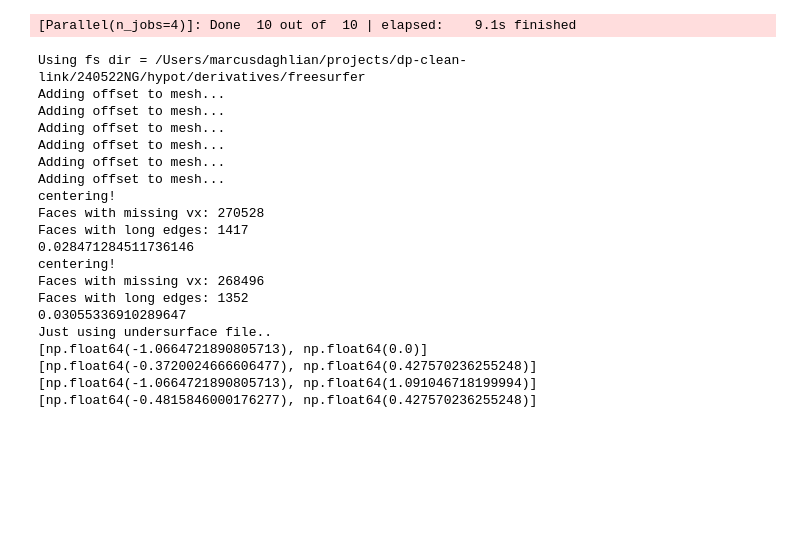
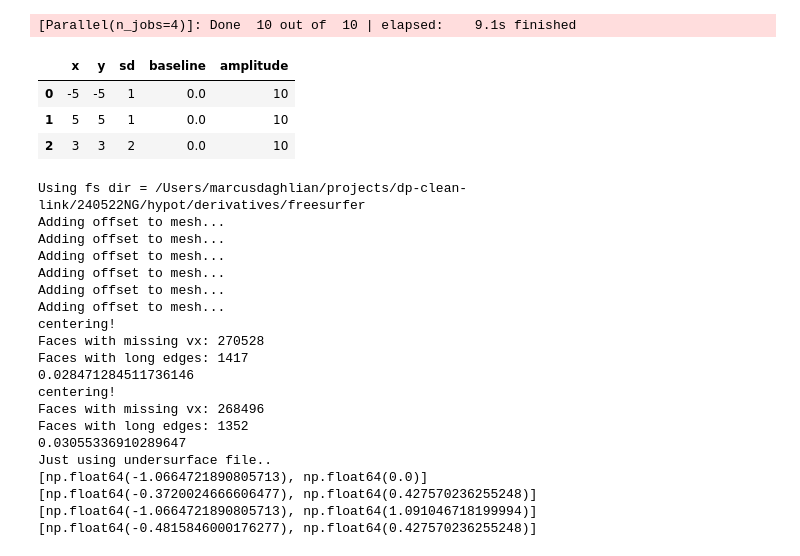
Before and after one commit to mdaghlian/hypotmri, a Jupyter notebook: postproc/s01_prf_fitting.ipynb, the cells around one changed output. Cells and saved outputs as stored; diff of their text form; code cells hidden in the pictures; blank space fills up the shorter version.

```diff
--- a/postproc/s01_prf_fitting.ipynb
+++ b/postproc/s01_prf_fitting.ipynb
@@ -259,0 +263,16 @@ gp = print_p()['gauss']
+# %%
+pars = {
+    'x' : np.array([-5,5,3]),
+    'y' : np.array([-5,5,3]),
+    'sd' : np.array([1,1,2]),
+    'baseline' : np.array([0.0, 0.0, 0.0, ]),
+    'amplitude' : np.array([10, 10, 10, ]),
+}
+import pandas as pd
+pars = pd.DataFrame(pars)
+pars
+# %% [output]
+|  | x | y | sd | baseline | amplitude |
+| 0 | -5 | -5 | 1 | 0.0 | 10 |
+| 1 | 5 | 5 | 1 | 0.0 | 10 |
+| 2 | 3 | 3 | 2 | 0.0 | 10 |
```
Also changed, not shown: parts of 5 cells of this notebook, 18 other files.
